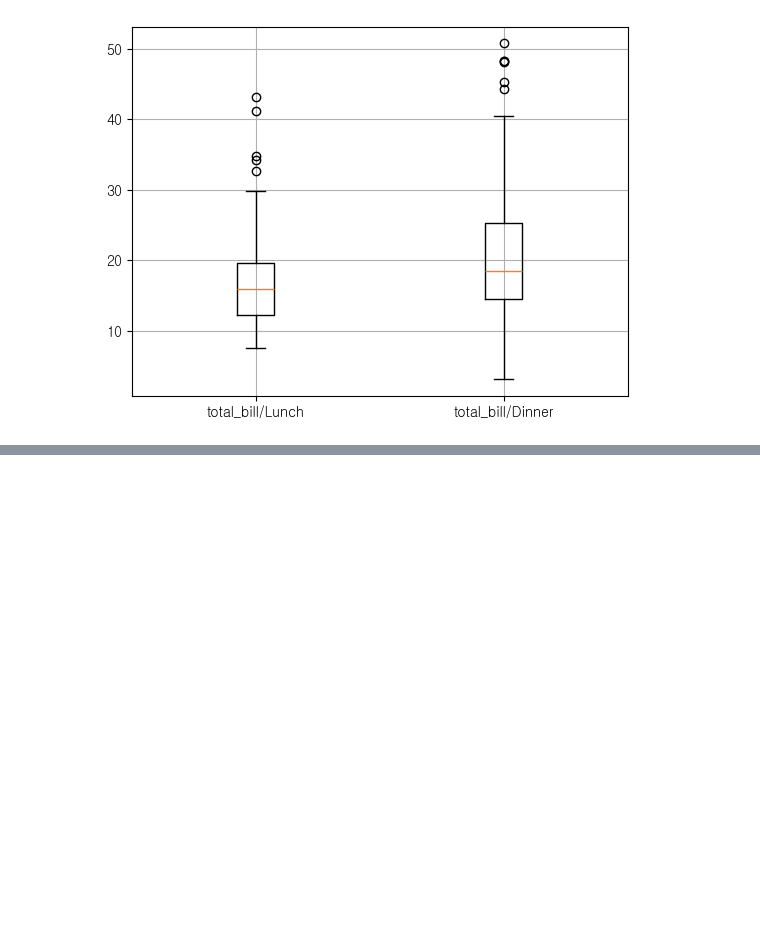
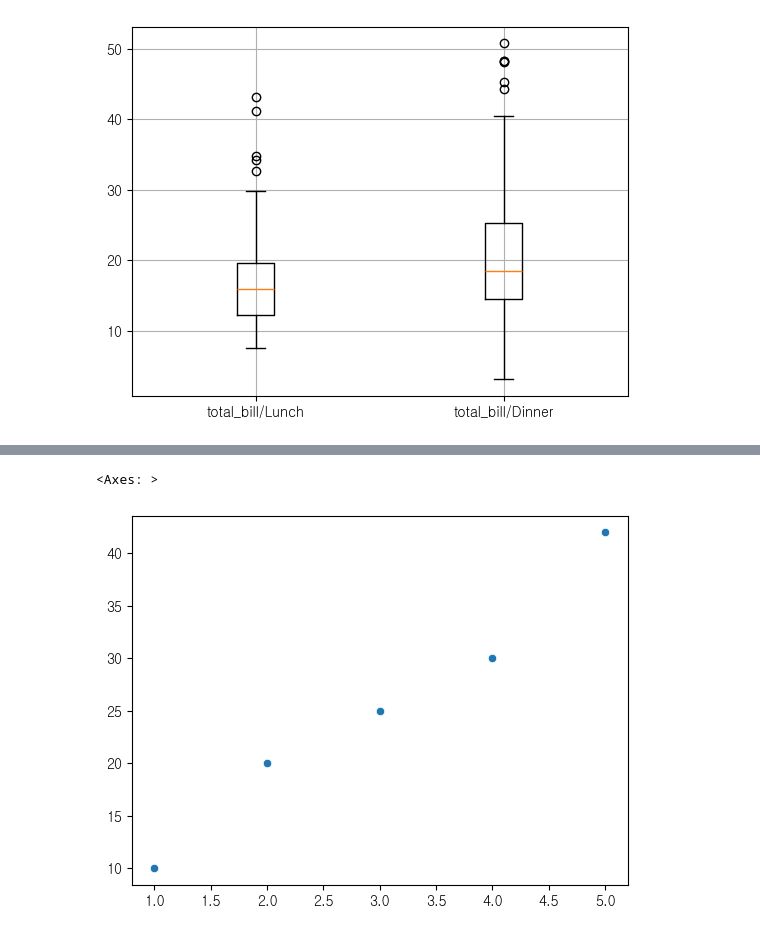
Before and after one commit to chanho0215/hipython, a Jupyter notebook: 43.시각화.ipynb, the cells around one changed output, grey strips where cells are left out. Cells and saved outputs as stored; diff of their text form; code cells hidden in the pictures; blank space fills up the shorter version.

```diff
--- a/43.시각화.ipynb
+++ b/43.시각화.ipynb
@@ -284,0 +322,5 @@ plt.figure(figsize=(15,15))
+# %%
+sns.scatterplot(x=x, y=y)
+# %% [output]
+<Axes: >
+[figure, added]
```
Also changed, not shown: parts of 52 cells of this notebook, 3 other files.
